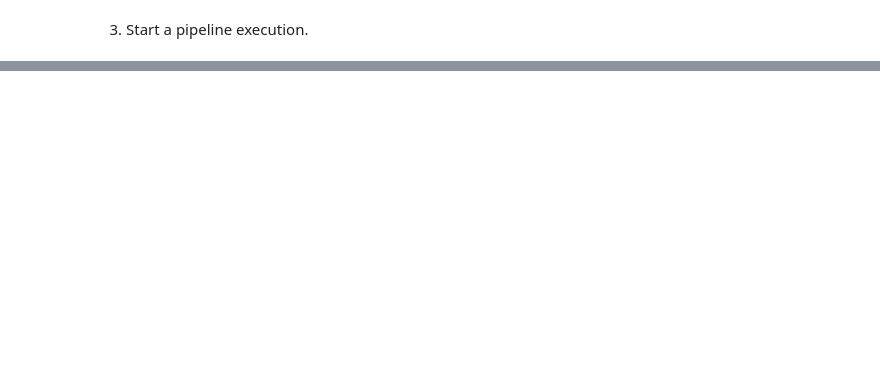
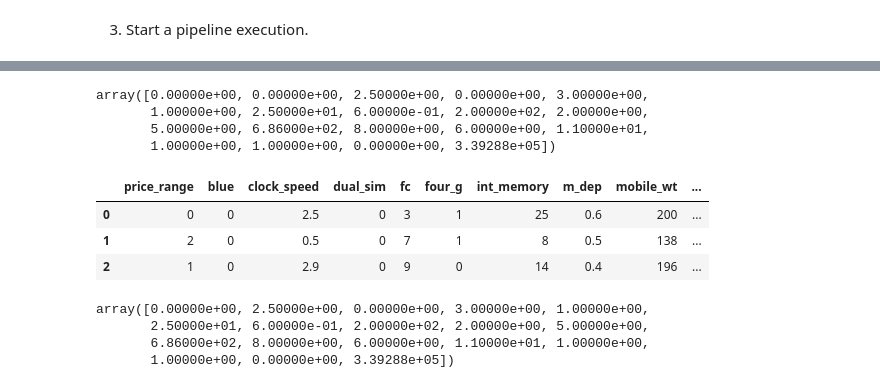
Before and after one commit to shaikh96arshad/mlops-on-aws, a Jupyter notebook: Custom Pipelines/mobprice/Pipeline_in_notebook.ipynb, the cells around one changed output, grey strips where cells are left out. Saved outputs shown, nothing was run; the diff lists cells and outputs as text; code cells hidden in the pictures; blank space fills up the shorter version.

```diff
--- a/Custom Pipelines/mobprice/Pipeline_in_notebook.ipynb
+++ b/Custom Pipelines/mobprice/Pipeline_in_notebook.ipynb
@@ -298,0 +473,15 @@ execution = pipeline.start()
+# %%
+cols.values
+# %% [output]
+array([0.00000e+00, 0.00000e+00, 2.50000e+00, 0.00000e+00, 3.00000e+00,
+       1.00000e+00, 2.50000e+01, 6.00000e-01, 2.00000e+02, 2.00000e+00,
+       5.00000e+00, 6.86000e+02, 8.00000e+00, 6.00000e+00, 1.10000e+01,
+       1.00000e+00, 1.00000e+00, 0.00000e+00, 3.39288e+05])
+# %%
+df = pd.read_csv('data/test.csv')
+df.head(3)
+# %% [output]
+|  | price_range | blue | clock_speed | dual_sim | fc | four_g | int_memory | m_dep | mobile_wt | ... |
+| 0 | 0 | 0 | 2.5 | 0 | 3 | 1 | 25 | 0.6 | 200 | ... |
+| 1 | 2 | 0 | 0.5 | 0 | 7 | 1 | 8 | 0.5 | 138 | ... |
+| 2 | 1 | 0 | 2.9 | 0 | 9 | 0 | 14 | 0.4 | 196 | ... |
@@ -298,0 +491,7 @@ execution = pipeline.start()
+# %%
+df.loc[0].values
+# %% [output]
+array([0.00000e+00, 2.50000e+00, 0.00000e+00, 3.00000e+00, 1.00000e+00,
+       2.50000e+01, 6.00000e-01, 2.00000e+02, 2.00000e+00, 5.00000e+00,
+       6.86000e+02, 8.00000e+00, 6.00000e+00, 1.10000e+01, 1.00000e+00,
+       1.00000e+00, 0.00000e+00, 3.39288e+05])
```
Also changed, not shown: parts of 26 cells of this notebook, 9 other files.
